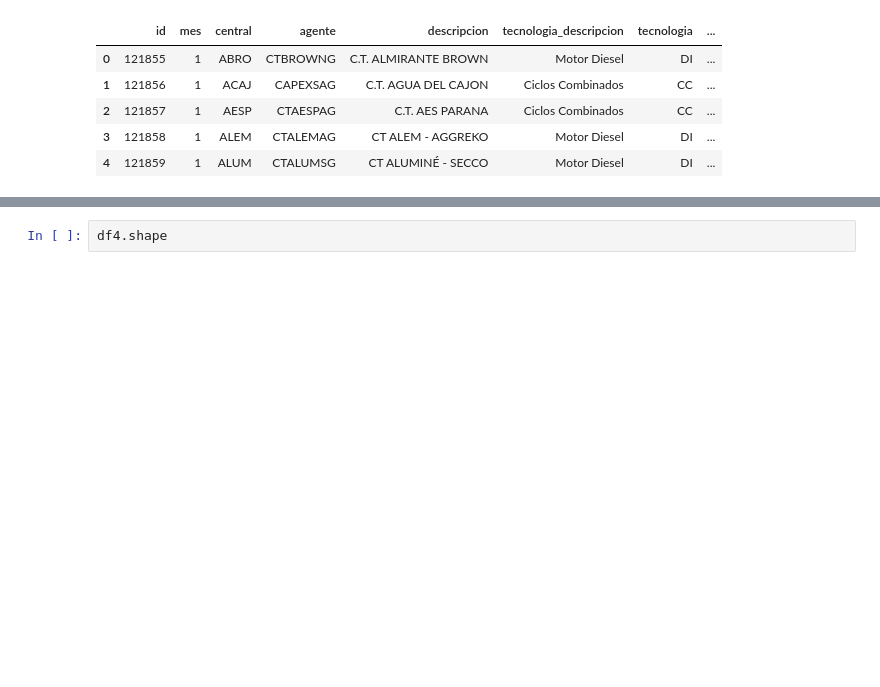
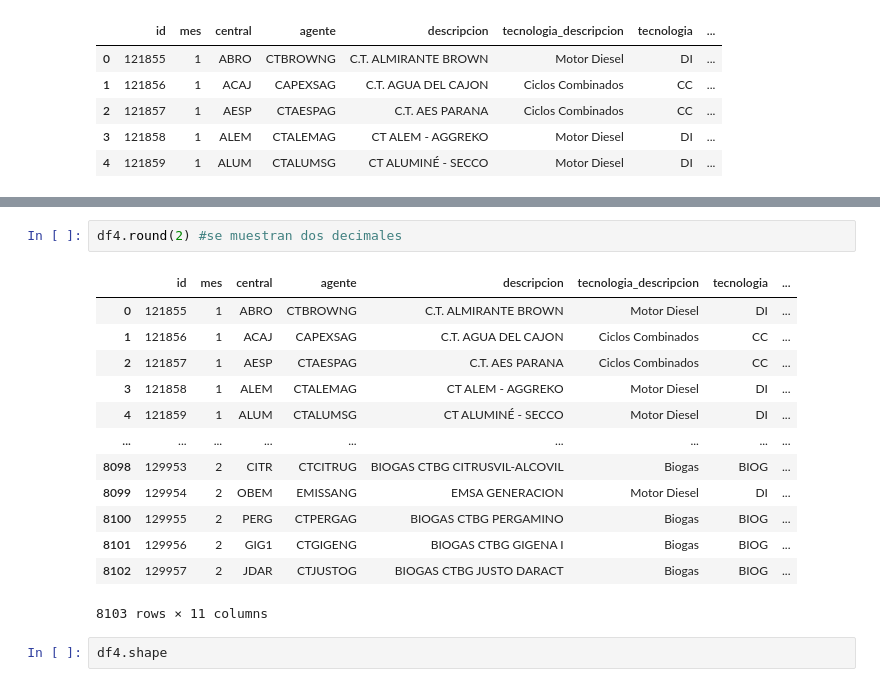
Before and after one commit to gagabriela2787/MachineLearnig, a Jupyter notebook: dataset1.ipynb, the cells around one changed output, grey strips where cells are left out. Drawn from its saved outputs; the diff is of its cells as text; blank space fills up the shorter version.

```diff
--- a/dataset1.ipynb
+++ b/dataset1.ipynb
@@ -19,3 +51,19 @@ df4.head()
+# %%
+df4.round(2) #se muestran dos decimales
+# %% [output]
+|  | id | mes | central | agente | descripcion | tecnologia_descripcion | tecnologia | ... |
+| 0 | 121855 | 1 | ABRO | CTBROWNG | C.T. ALMIRANTE BROWN | Motor Diesel | DI | ... |
+| 1 | 121856 | 1 | ACAJ | CAPEXSAG | C.T. AGUA DEL CAJON | Ciclos Combinados | CC | ... |
+| 2 | 121857 | 1 | AESP | CTAESPAG | C.T. AES PARANA | Ciclos Combinados | CC | ... |
+| 3 | 121858 | 1 | ALEM | CTALEMAG | CT ALEM - AGGREKO | Motor Diesel | DI | ... |
+| 4 | 121859 | 1 | ALUM | CTALUMSG | CT ALUMINÉ - SECCO | Motor Diesel | DI | ... |
+| ... | ... | ... | ... | ... | ... | ... | ... | ... |
+| 8098 | 129953 | 2 | CITR | CTCITRUG | BIOGAS CTBG CITRUSVIL-ALCOVIL | Biogas | BIOG | ... |
+| 8099 | 129954 | 2 | OBEM | EMISSANG | EMSA GENERACION | Motor Diesel | DI | ... |
+| 8100 | 129955 | 2 | PERG | CTPERGAG | BIOGAS CTBG PERGAMINO | Biogas | BIOG | ... |
+| 8101 | 129956 | 2 | GIG1 | CTGIGENG | BIOGAS CTBG GIGENA I | Biogas | BIOG | ... |
+| 8102 | 129957 | 2 | JDAR | CTJUSTOG | BIOGAS CTBG JUSTO DARACT | Biogas | BIOG | ... |
+8103 rows × 11 columns
 # %%
 df4.shape
 # %% [output]
```
Also changed, not shown: parts of 4 cells of this notebook.
